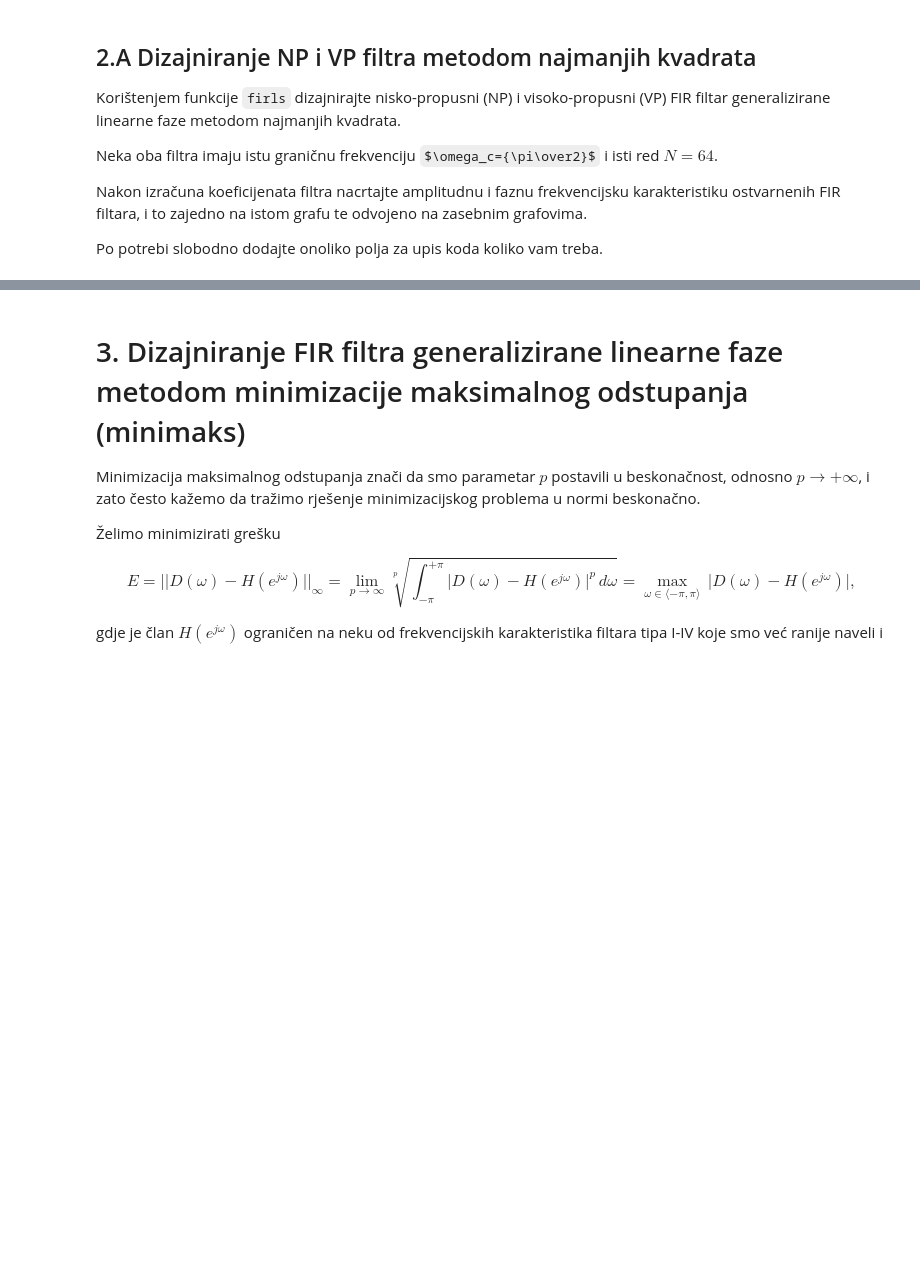
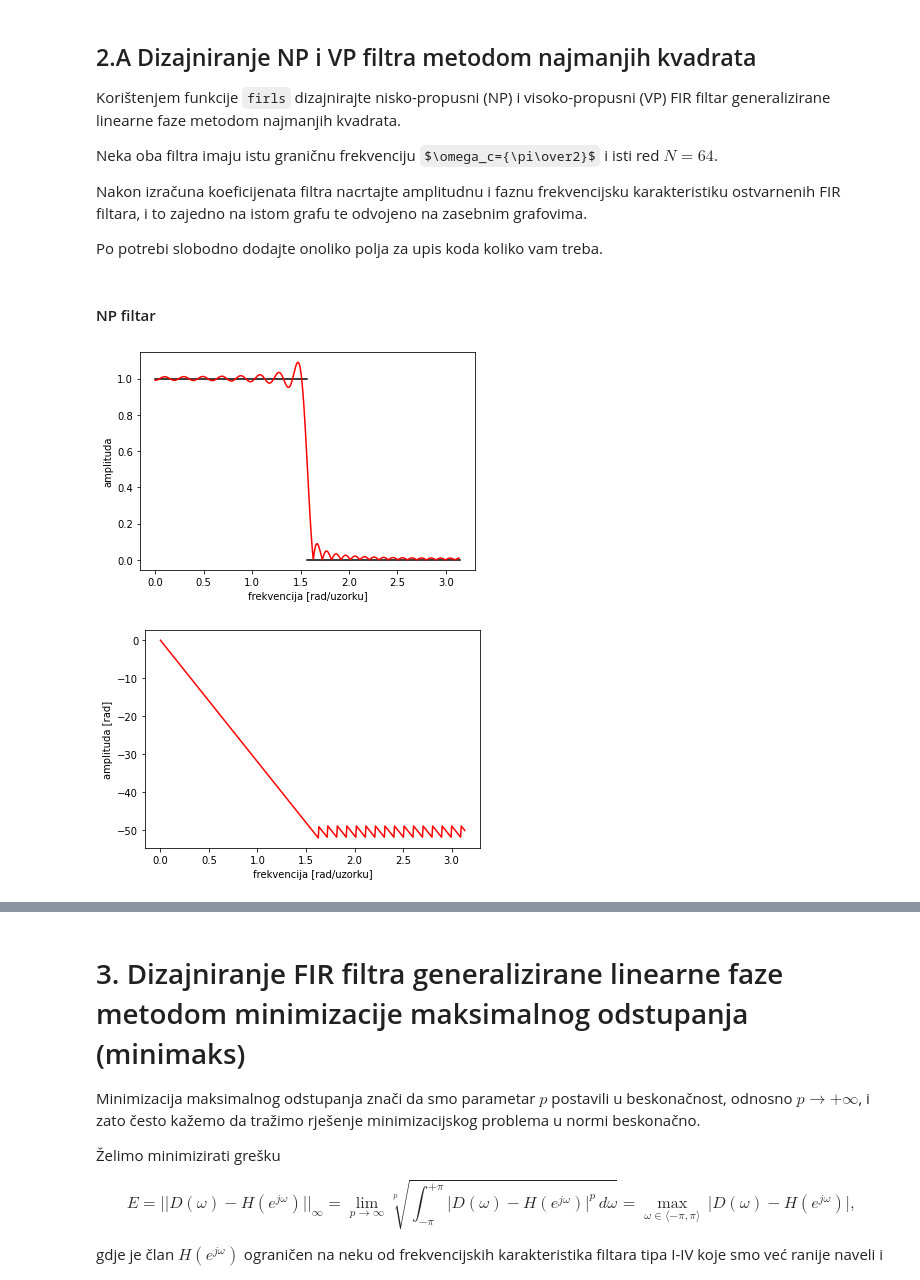
Before and after one commit to sskender/signal-processing, a Jupyter notebook: OOS_2021-2022_Vjezba_4_Dizajn_FIR_Filtara.ipynb, the cells around one changed output, grey strips where cells are left out. Saved outputs shown, nothing was run; the diff lists cells and outputs as text; code cells hidden in the pictures; some formulas as TeX source; blank space fills up the shorter version.

```diff
--- a/OOS_2021-2022_Vjezba_4_Dizajn_FIR_Filtara.ipynb
+++ b/OOS_2021-2022_Vjezba_4_Dizajn_FIR_Filtara.ipynb
@@ -465,0 +464,28 @@ Po potrebi slobodno dodajte onoliko polja za upis koda koliko vam treba.
+# %% [markdown]
+#### NP filtar
+# %%
+M = 64;
+
+F_ls = [0, 0.5, 0.5, 1];
+A_ls = [1,    1,    0, 0];
+
+W_ls = array(F_ls) * pi;
+figure(1);
+for i in range(0, len(F_ls), 2):
+  plot([W_ls[i], W_ls[i+1]], [A_ls[i], A_ls[i+1]] , 'k');
+
+h_ls = firls(M+1, F_ls, A_ls);
+
+W_ls, H_ls = freqz(h_ls);
+
+plot(W_ls, abs(H_ls), 'r');
+xlabel('frekvencija [rad/uzorku]');
+ylabel('amplituda');
+
+figure(2);
+plot(W_ls, unwrap(angle(H_ls)), 'r');
+xlabel('frekvencija [rad/uzorku]');
+ylabel('amplituda [rad]');
+# %% [output]
+[figure, added]
+[figure, added]
```
Also changed, not shown: parts of 19 cells of this notebook.
